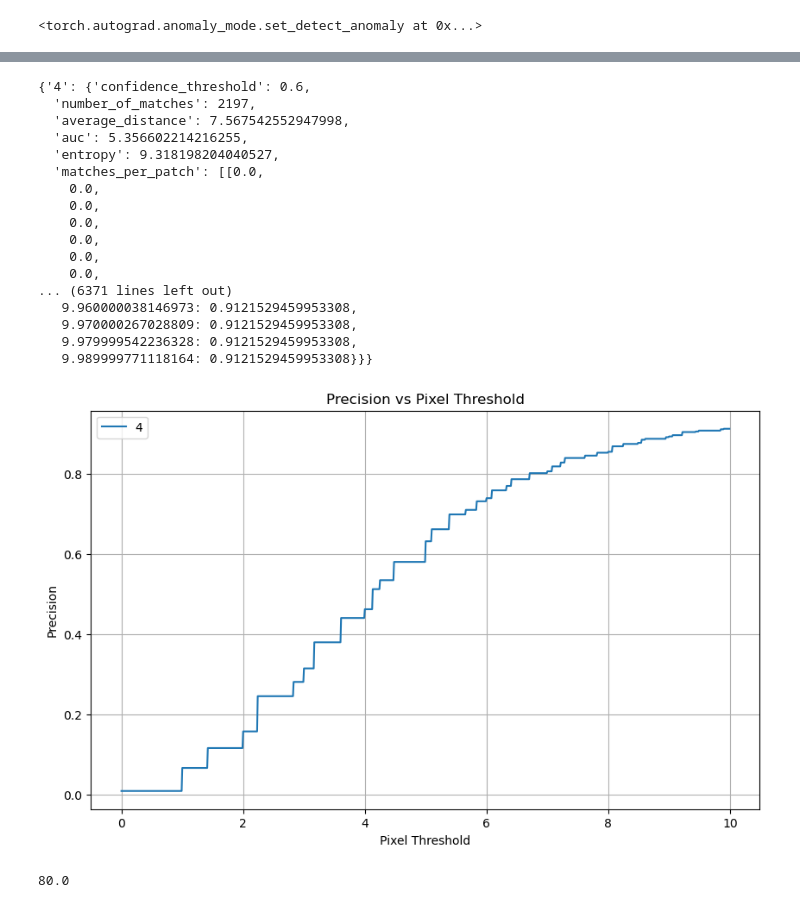
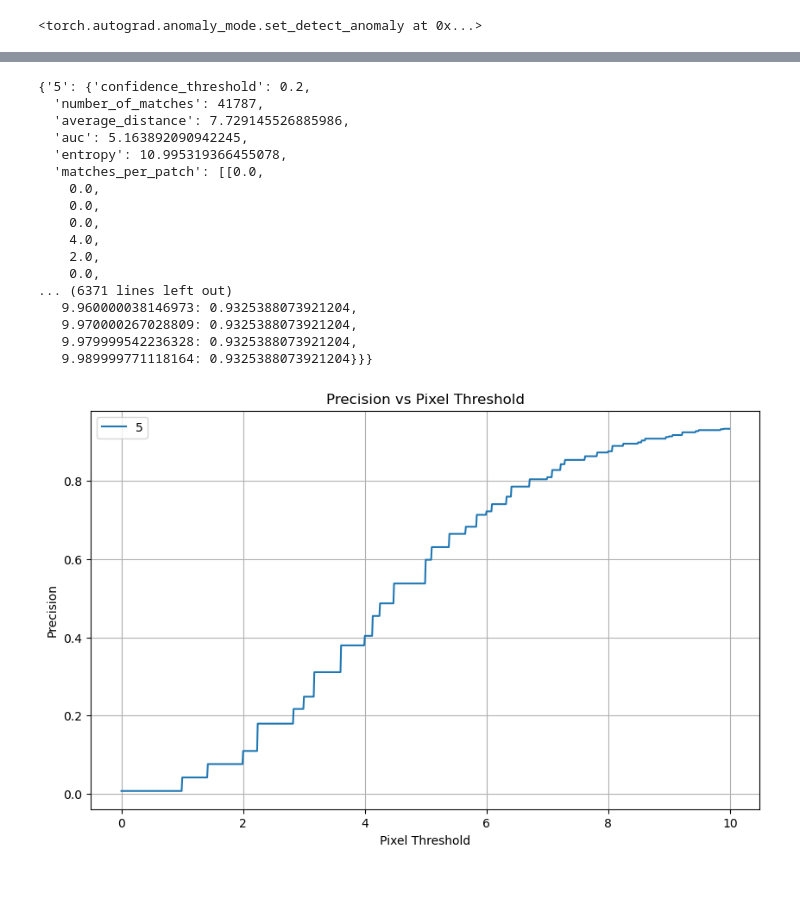
Before and after one commit to rorinr/HyperBrain, a Jupyter notebook: notebooks/training/training.ipynb, the cells around one changed output, grey strips where cells are left out. Saved outputs shown, nothing was run; the diff lists cells and outputs as text; code cells hidden in the pictures.

```diff
--- a/notebooks/training/training.ipynb
+++ b/notebooks/training/training.ipynb
@@ -25,9 +25,9 @@ torch.autograd.set_detect_anomaly(True)
 # %% [output]
 <torch.autograd.anomaly_mode.set_detect_anomaly at 0x...>
 # %%
-crop_size = 640
+crop_size = 480
 transformation_threshold = 0.3
-patch_size = 16
+patch_size = 8
 max_translation_shift = 50
 fine_height_width = (crop_size//patch_size)*4
 coarse_height_width = crop_size//patch_size
@@ -331,38 +413,34 @@ model_name = model_name.split("/")[-1]
 # %%
-confidence_threshold = 0.6
-block_dimensions = [64, 96, 128, 192]
+confidence_threshold = 0.2
+block_dimensions = [96, 128, 192]
 temperature = 0.2
 evaluation_metrics = evaluate_model(
-    ["4"], [confidence_threshold], [block_dimensions], [temperature]
+    ["5"], [confidence_threshold], [block_dimensions], [temperature], patch_size=patch_size, crop_size=crop_size
 )
 evaluation_metrics
 # %% [output]
-{'4': {'confidence_threshold': 0.6,
-  'number_of_matches': 2197,
-  'average_distance': 7.567542552947998,
-  'auc': 5.356602214216255,
-  'entropy': 9.318198204040527,
+{'5': {'confidence_threshold': 0.2,
+  'number_of_matches': 41787,
+  'average_distance': 7.729145526885986,
+  'auc': 5.163892090942245,
+  'entropy': 10.995319366455078,
   'matches_per_patch': [[0.0,
     0.0,
     0.0,
     0.0,
-    0.0,
-    0.0,
+    4.0,
+    2.0,
     0.0,
 ... (6371 lines left out)
-   9.960000038146973: 0.9121529459953308,
-   9.970000267028809: 0.9121529459953308,
-   9.979999542236328: 0.9121529459953308,
-   9.989999771118164: 0.9121529459953308}}}
+   9.960000038146973: 0.9325388073921204,
+   9.970000267028809: 0.9325388073921204,
+   9.979999542236328: 0.9325388073921204,
+   9.989999771118164: 0.9325388073921204}}}
 # %%
 from source.visualization.evaluation_visualization import plot_precision_vs_threshold
 plot_precision_vs_threshold(
-    evaluation_metrics[model_name]["match_precision"],
-    labels=[model_name],
+    evaluation_metrics["5"]["match_precision"],
+    labels=["5"],
 )
 # %% [output]
-[figure, old version]
+[figure, new version]
-# %%
-6400**0.5
-# %% [output]
-80.0
```
Also changed, not shown: parts of 10 cells of this notebook, 12 other files.
